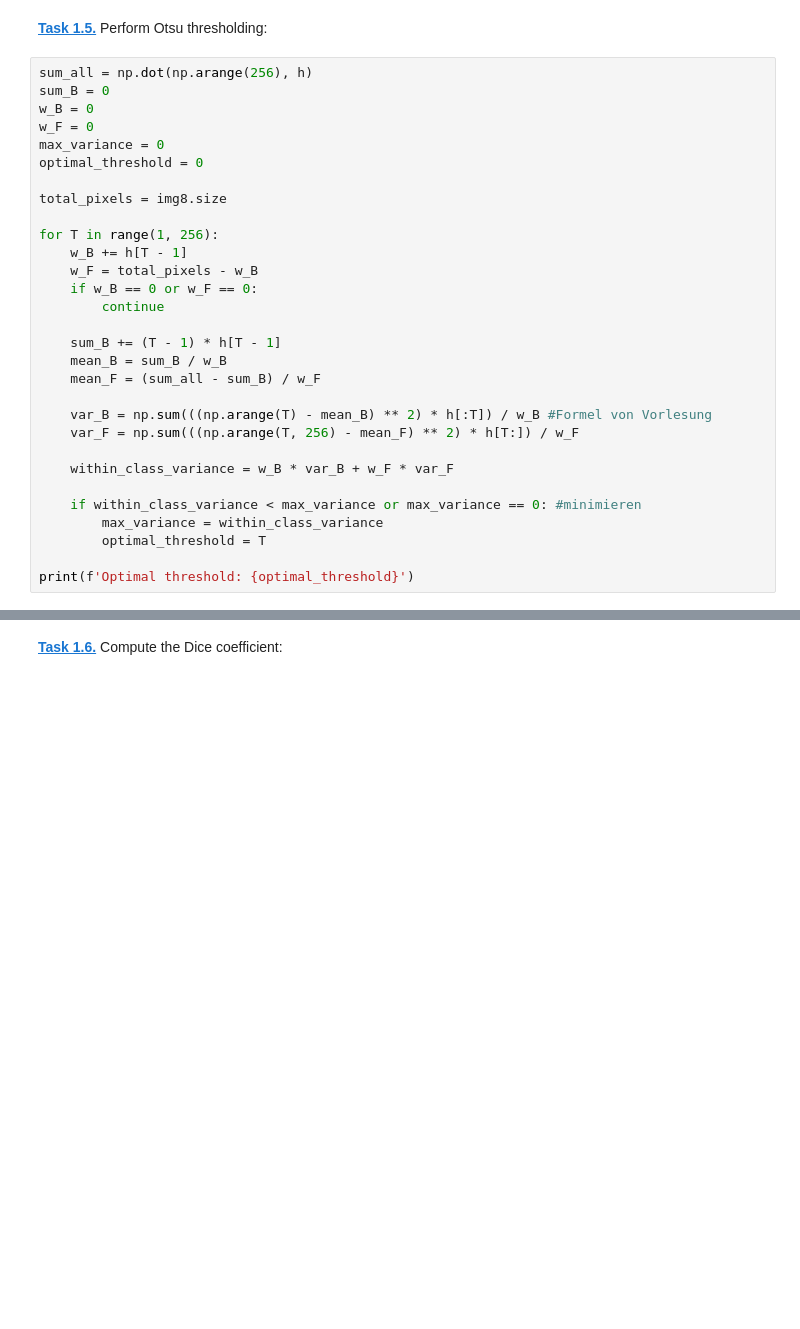
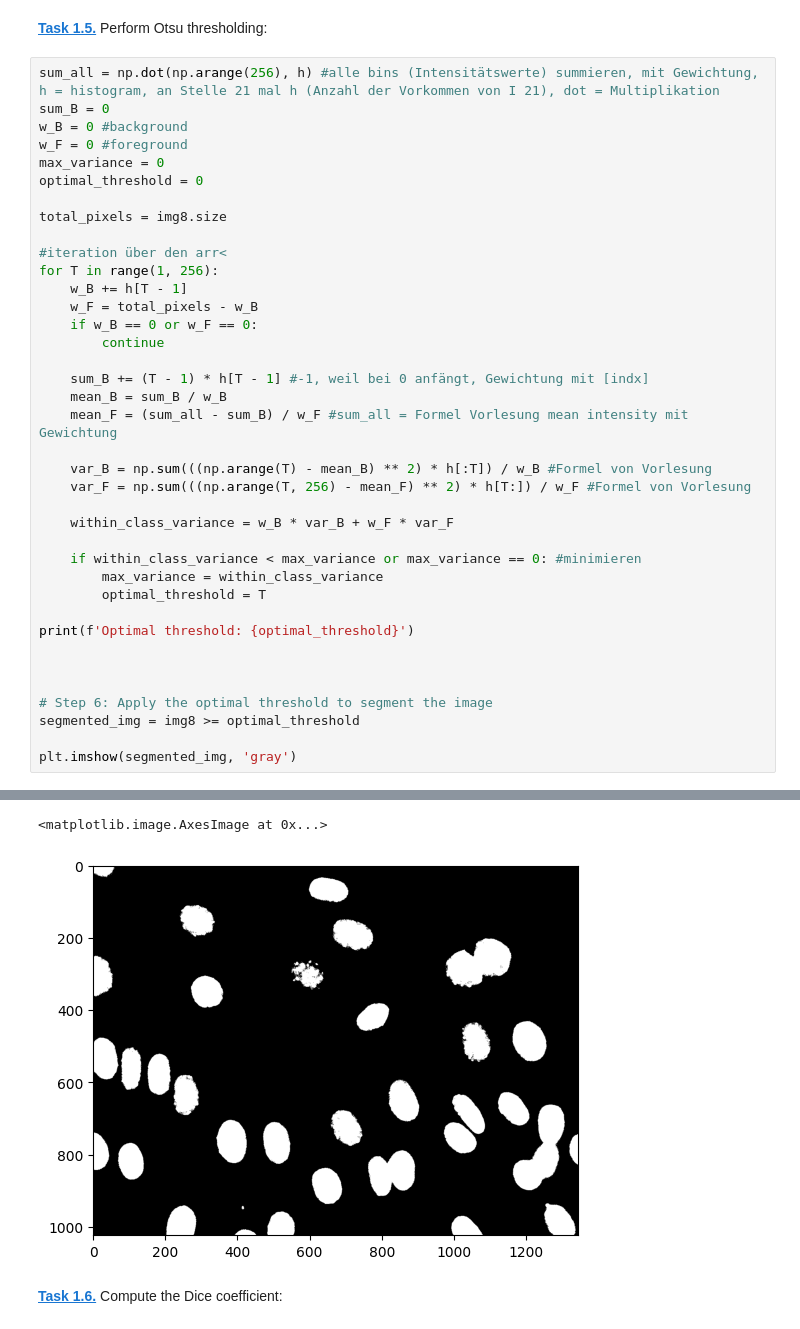
Before and after one commit to JuliaPpp/mobi-fs5-python, a Jupyter notebook: otsu.ipynb, the cells around one changed output, grey strips where cells are left out. Drawn from its saved outputs; the diff is of its cells as text; blank space fills up the shorter version.

```diff
--- a/otsu.ipynb
+++ b/otsu.ipynb
@@ -43,36 +43,46 @@ plt.bar(range(256), h, width=1)
 # %% [markdown]
 **[Task 1.5.]()** Perform Otsu thresholding:
 # %%
-sum_all = np.dot(np.arange(256), h)
+sum_all = np.dot(np.arange(256), h) #alle bins (Intensitätswerte) summieren, mit Gewichtung, h = histogram, an Stelle 21 mal h (Anzahl der Vorkommen von I 21), dot = Multiplikation
 sum_B = 0
-w_B = 0
-w_F = 0
+w_B = 0 #background
+w_F = 0 #foreground
 max_variance = 0
 optimal_threshold = 0
 
 total_pixels = img8.size
 
+#iteration über den arr<
 for T in range(1, 256):
     w_B += h[T - 1]
     w_F = total_pixels - w_B
     if w_B == 0 or w_F == 0:
         continue
 
-    sum_B += (T - 1) * h[T - 1]
+    sum_B += (T - 1) * h[T - 1] #-1, weil bei 0 anfängt, Gewichtung mit [indx]
     mean_B = sum_B / w_B
-    mean_F = (sum_all - sum_B) / w_F
+    mean_F = (sum_all - sum_B) / w_F #sum_all = Formel Vorlesung mean intensity mit Gewichtung
 
     var_B = np.sum(((np.arange(T) - mean_B) ** 2) * h[:T]) / w_B #Formel von Vorlesung
-    var_F = np.sum(((np.arange(T, 256) - mean_F) ** 2) * h[T:]) / w_F
+    var_F = np.sum(((np.arange(T, 256) - mean_F) ** 2) * h[T:]) / w_F #Formel von Vorlesung
 
     within_class_variance = w_B * var_B + w_F * var_F
 
     if within_class_variance < max_variance or max_variance == 0: #minimieren
         max_variance = within_class_variance
         optimal_threshold = T
 
 print(f'Optimal threshold: {optimal_threshold}')
+
+
+
+# Step 6: Apply the optimal threshold to segment the image
+segmented_img = img8 >= optimal_threshold
+
+plt.imshow(segmented_img, 'gray')
 # %% [output]
 Optimal threshold: 31
+<matplotlib.image.AxesImage at 0x...>
+[figure, added]
 # %% [markdown]
 **[Task 1.6.]()** Compute the Dice coefficient:
```
